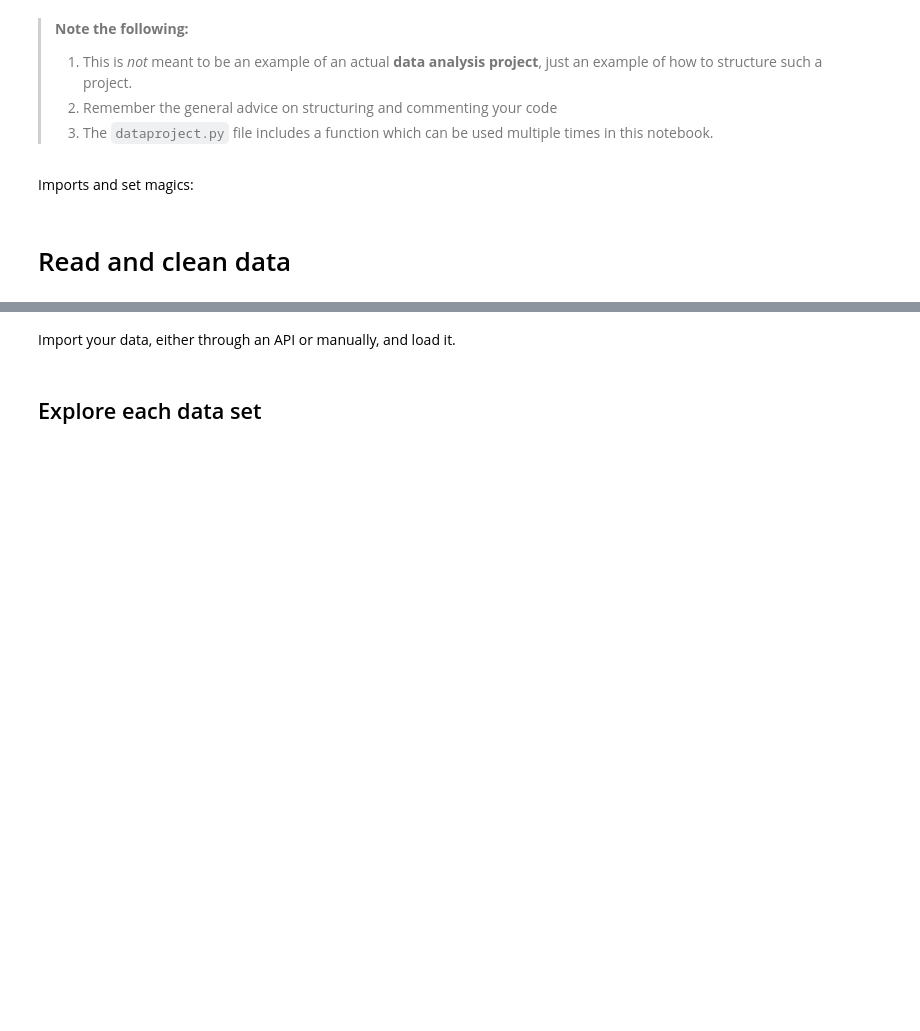
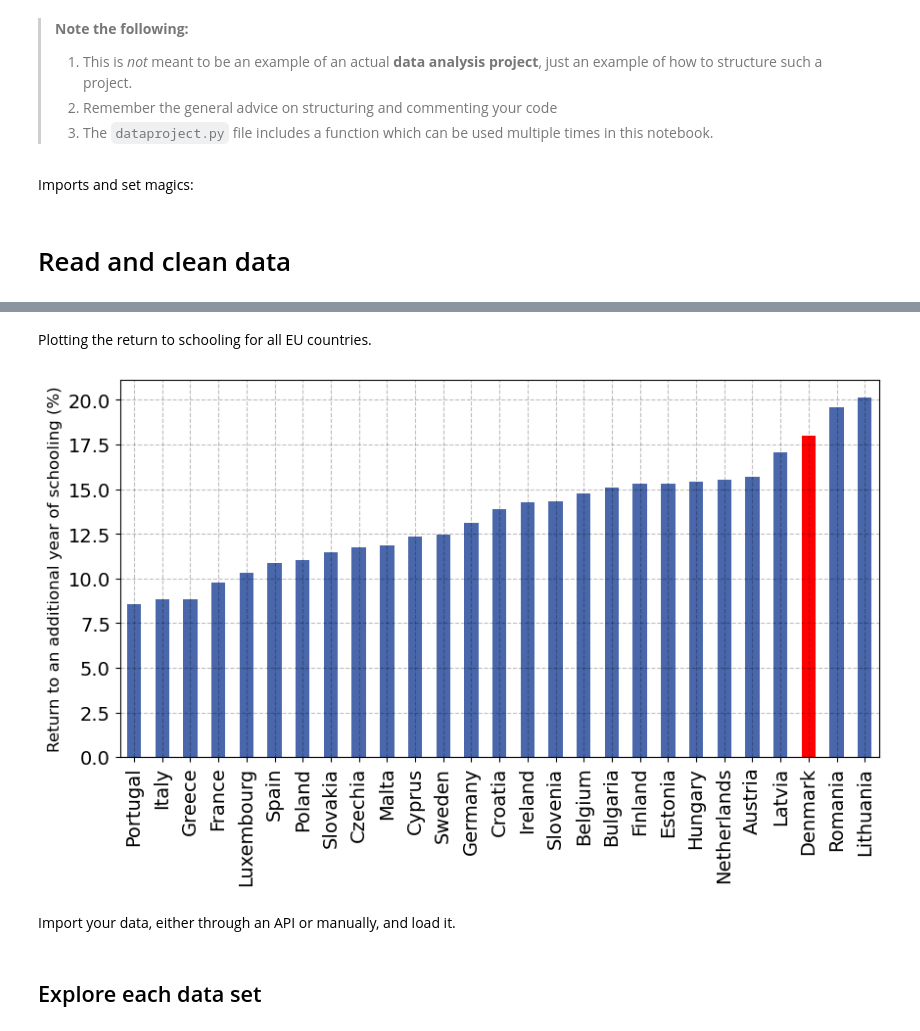
Before and after one commit to NumEconCopenhagen/projects-2024-flation, a Jupyter notebook: dataproject/dataproject.ipynb, the cells around one changed output, grey strips where cells are left out. Saved outputs shown, nothing was run; the diff lists cells and outputs as text; code cells hidden in the pictures; blank space fills up the shorter version.

```diff
--- a/dataproject/dataproject.ipynb
+++ b/dataproject/dataproject.ipynb
@@ -51,0 +34,8 @@ rts.head(20)
+# %%
+eu_countries = [
+    "Austria", "Belgium", "Bulgaria", "Croatia", "Cyprus",
+    "Czechia", "Denmark", "Estonia", "Finland", "France",
+    "Germany", "Greece", "Hungary", "Ireland", "Italy",
+    "Latvia", "Lithuania", "Luxembourg", "Malta", "Netherlands",
+    "Poland", "Portugal", "Romania", "Slovakia", "Slovenia",
+    "Spain", "Sweden"]
@@ -52,3 +128,19 @@ rts.head(20)
+# %% [markdown]
+Plotting the return to schooling for all EU countries.
+# %%
+cbs_blue = (73/255, 103/255, 170/255) ; ku_red = (144/255, 26/255, 30/255)
+ax = rts_eu_sorted.plot(x = 'country', y = 'return_to_schooling', kind = 'bar',
+                        figsize=(10, 5), color = cbs_blue, legend = False, yerr = rts_eu_sorted['CI'], capsize=4,
+                        error_kw={'ecolor': 'orange', 'elinewidth': 2}) ;
+
+bars = ax.patches
+DK = rts_eu_sorted.index[rts_eu_sorted['country'] == 'Denmark'].tolist()[0]
+bars[DK].set_facecolor('red')
+
+ax.set_xlabel('')
+ax.set_ylabel('Return to an additional year of schooling (%)', fontsize = 12) ;
+# %% [output]
+[figure, added]
 # %% [markdown]
 Import your data, either through an API or manually, and load it.
 # %% [markdown]
```
Also changed, not shown: parts of 5 cells of this notebook.
